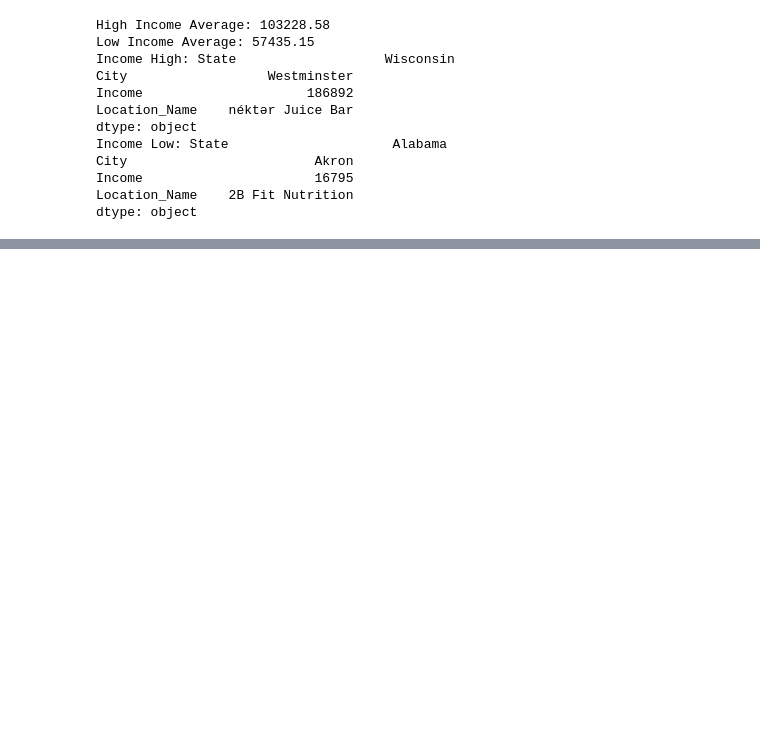
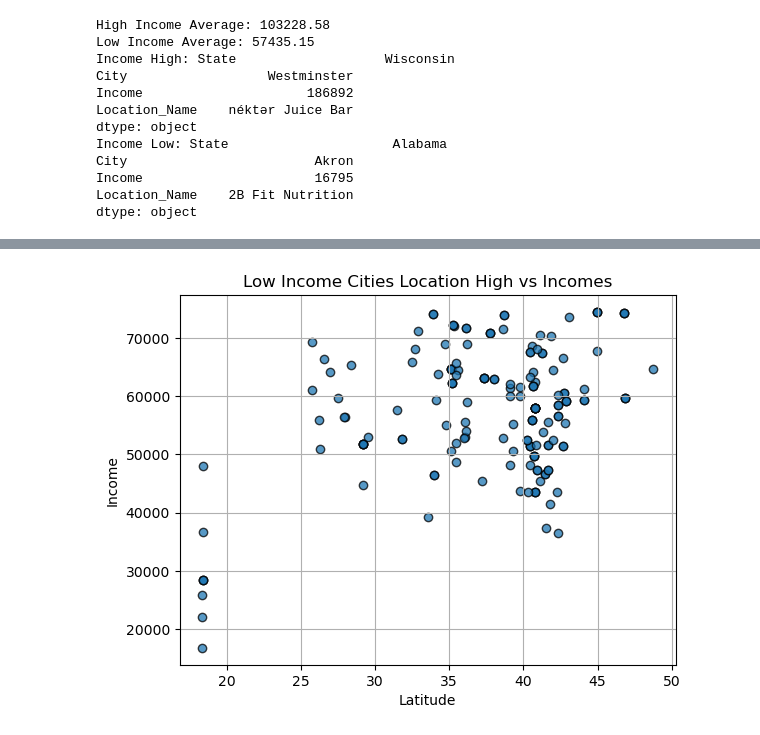
Before and after one commit to bseri0/Proj_1, a Jupyter notebook: py_api/alan_prj_1.ipynb, the cells around one changed output, grey strips where cells are left out. Saved outputs shown, nothing was run; the diff lists cells and outputs as text; code cells hidden in the pictures; blank space fills up the shorter version.

```diff
--- a/py_api/alan_prj_1.ipynb
+++ b/py_api/alan_prj_1.ipynb
@@ -458,0 +449,14 @@ plt.show()
+# %%
+# Build scatter plot for latitude vs. high income ciites
+plt.scatter(no_dups_health_food_df["Lat"][no_dups_health_food_df['Category_Label'] == 'Low'], no_dups_health_food_df[no_dups_health_food_df['Category_Label'] == 'Low']['Income'],edgecolors="black", alpha=0.75)
+
+# Incorporate the other graph properties
+plt.title("Low Income Cities Location High vs Incomes")
+plt.xlabel("Latitude")
+plt.ylabel("Income")
+plt.grid(True)
+
+# Show plot
+plt.show()
+# %% [output]
+[figure, added]
```
Also changed, not shown: parts of 13 cells of this notebook.
